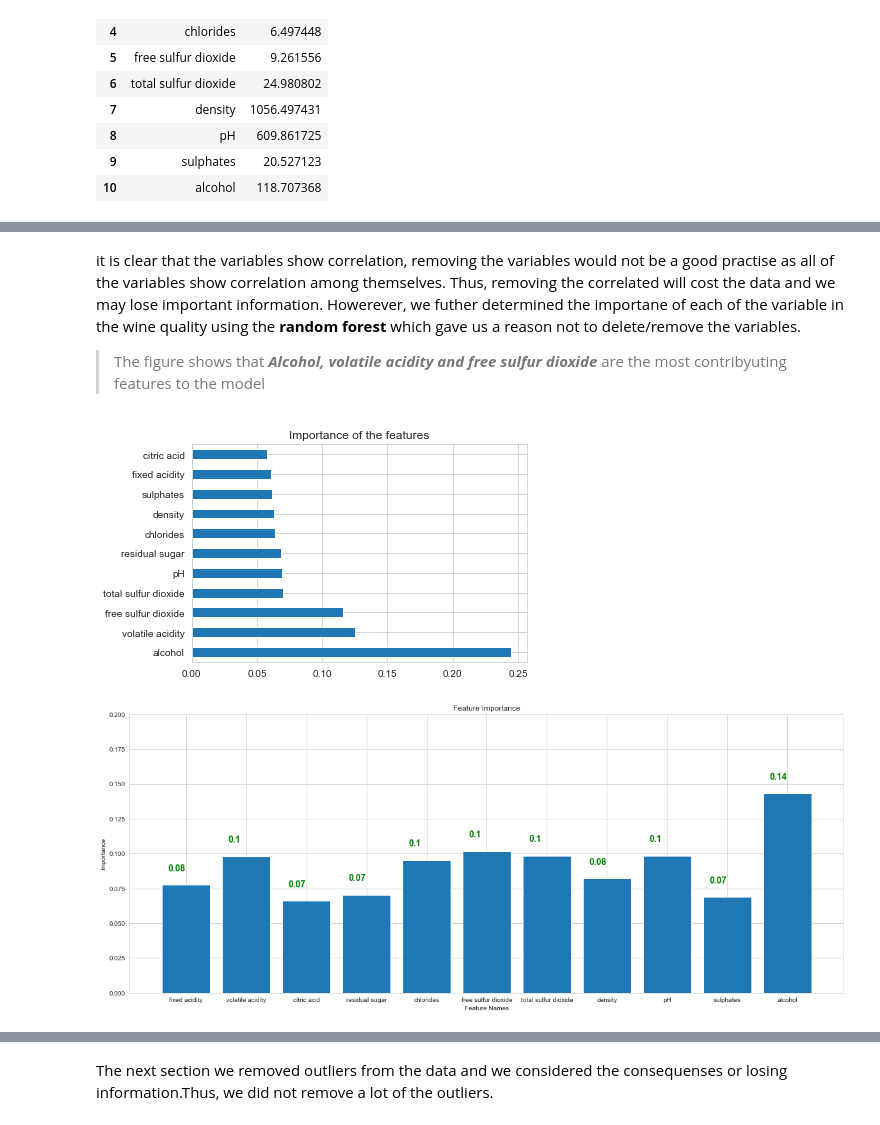
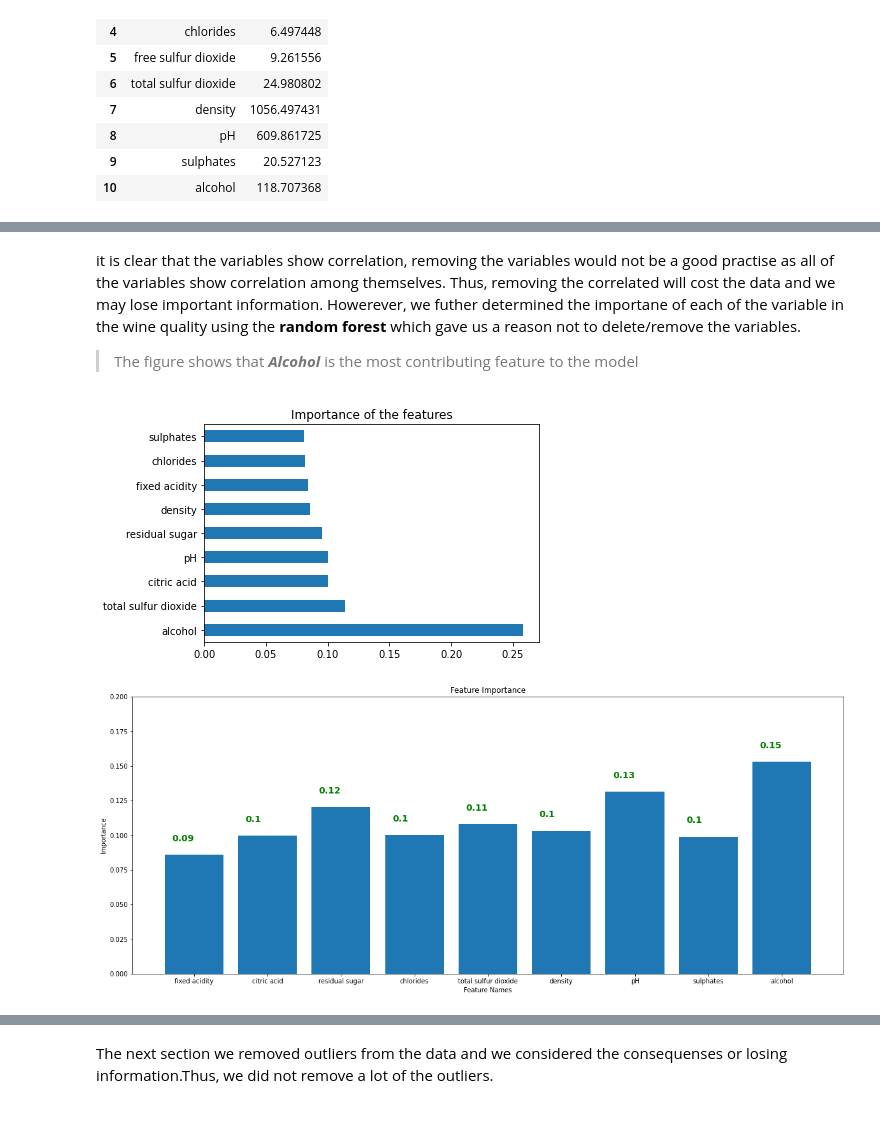
Before and after one commit to FeziweMelvin/Wine-Quality, a Jupyter notebook: whitewine.ipynb, the cells around one changed output, grey strips where cells are left out. Cells and saved outputs as stored; diff of their text form; code cells hidden in the pictures.

Commit message:
Modeling and Typos

```diff
--- a/whitewine.ipynb
+++ b/whitewine.ipynb
@@ -180,7 +199,10 @@ VIF
+# %%
+white_wine_df.drop(columns= "free sulfur dioxide", inplace =True) #Removing the feature to reduce correlation
+white_wine_df.drop(columns= "volatile acidity", inplace =True)
 # %% [markdown]
 it is clear that the variables show correlation, removing the variables would not be a good practise as all of the variables show correlation among themselves. Thus, removing the correlated will cost the data and we may lose important information. Howerever, we futher determined the importane of each of the variable in the wine quality using the **random forest** which gave us a reason not to delete/remove the variables.
 
-> The figure shows that ***Alcohol, volatile acidity and free sulfur dioxide***	are the most contribyuting features to the model
+> The figure shows that ***Alcohol*** is the most contributing feature to the model
 # %%
 from sklearn.ensemble import RandomForestRegressor
 # define dataset
@@ -202,30 +224,30 @@ importance = model.feature_importances_
 plt.title("Importance of the features")
 plt.show()
 # %% [output]
-[figure, old version]
+[figure, new version]
 # %%
 from sklearn.tree import DecisionTreeClassifier
 dc_overall = DecisionTreeClassifier(random_state=1)
 X_decision = white_wine_df.drop(["quality"],axis=1)
 y_decision = white_wine_df["quality"]
 dc_overall.fit(X_decision, y_decision)
 
 #Datafram for feature importance
-importance_df = pd.DataFrame({"Feature":white_wine_df.columns[:11],"Importance":dc_overall.feature_importances_})
+importance_df = pd.DataFrame({"Feature":white_wine_df.columns[:9],"Importance":dc_overall.feature_importances_})
 
 #Plotting the importance using Decision Tree
 fig, ax = plt.subplots()
 fig.set_figwidth(20)
 fig.set_figheight(8)
 ax.bar(x = importance_df.Feature, height = importance_df.Importance)
 ax.set_title('Feature Importance')
 ax.set_xlabel('Feature Names')
 ax.set_ylabel('Importance')
 ax.set_ylim(top = 0.2)
 for i, v in enumerate(importance_df.Importance):
     ax.text(i-0.3, v + 0.01, s = np.round(v,2), color='green', fontweight='bold',fontsize=14)
 # %% [output]
-[figure, old version]
+[figure, new version]
 # %% [markdown]
 We then used a boxplot to detect outliers from the dataset.
 
```
Also changed, not shown: parts of 21 cells of this notebook.
